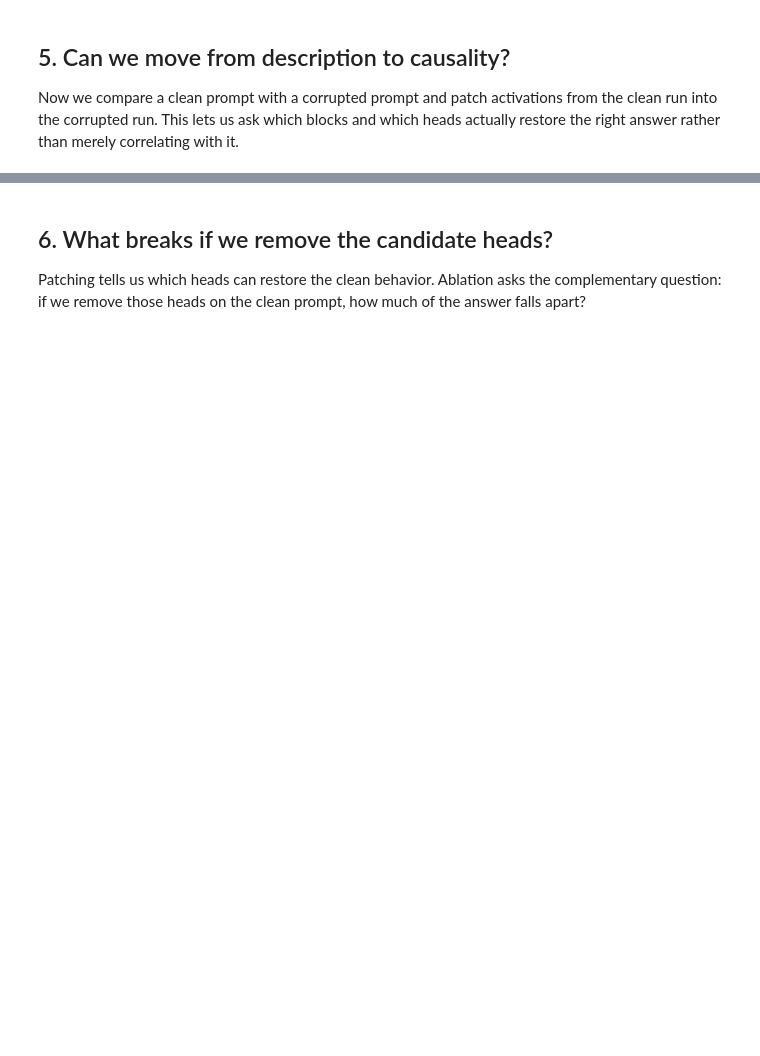
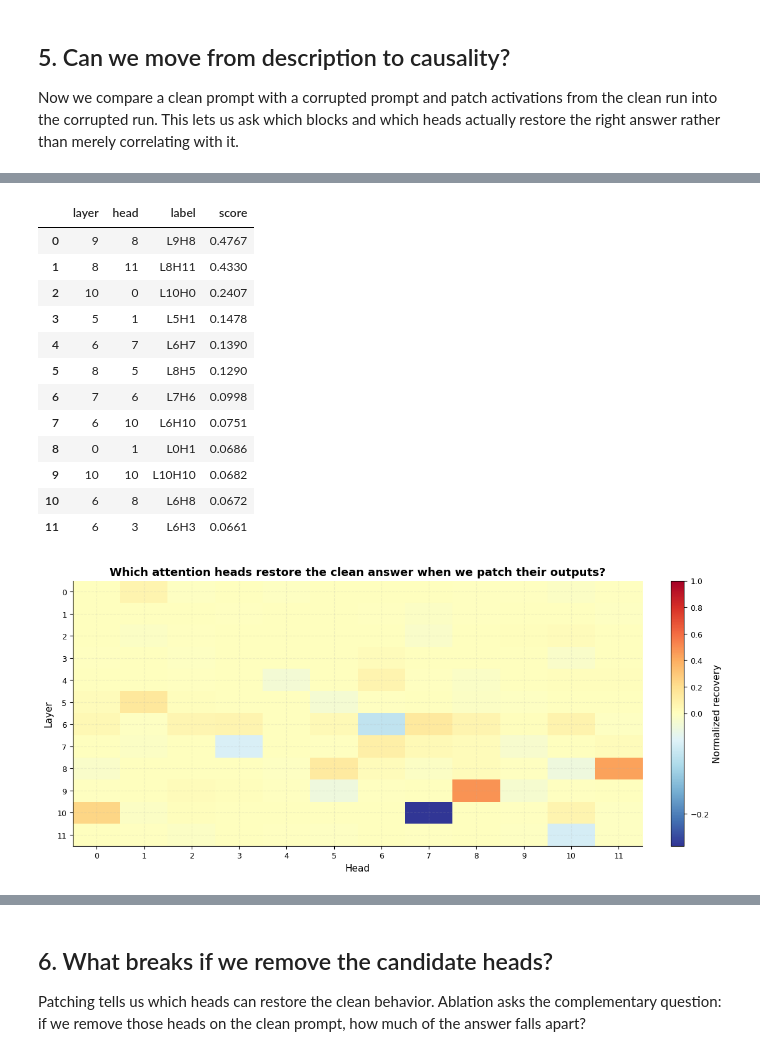
Before and after one commit to benk7alifa/llm-mechanics-lab, a Jupyter notebook: notebooks/llm_mechanics_lab.ipynb, the cells around one changed output, grey strips where cells are left out. Drawn from its saved outputs; the diff is of its cells as text; code cells hidden in the pictures; blank space fills up the shorter version.

```diff
--- a/notebooks/llm_mechanics_lab.ipynb
+++ b/notebooks/llm_mechanics_lab.ipynb
@@ -626,11 +755,32 @@ display_takeaways(
 # %%
-head_patch_all = patching.get_act_patch_attn_head_all_pos_every(model=model, corrupted_tokens=corrupted_tokens, clean_cache=clean_cache, metric=metric).detach().cpu()
+with contextlib.redirect_stdout(io.StringIO()), contextlib.redirect_stderr(io.StringIO()):
+    head_patch_all = patching.get_act_patch_attn_head_all_pos_every(
+        model=model,
+        corrupted_tokens=corrupted_tokens,
+        clean_cache=clean_cache,
+        metric=metric,
+    ).detach().cpu()
 head_out_patch_normalized = normalize_patch_scores(head_patch_all[0], clean_score=clean_score, corrupted_score=corrupted_score)
 head_patch_df = head_scores_to_df(head_out_patch_normalized)
 
 display(head_patch_df.head(12))
 plot_head_patching(head_out_patch_normalized)
 plt.show()
+# %% [output]
+|  | layer | head | label | score |
+| 0 | 9 | 8 | L9H8 | 0.4767 |
+| 1 | 8 | 11 | L8H11 | 0.4330 |
+| 2 | 10 | 0 | L10H0 | 0.2407 |
+| 3 | 5 | 1 | L5H1 | 0.1478 |
+| 4 | 6 | 7 | L6H7 | 0.1390 |
+| 5 | 8 | 5 | L8H5 | 0.1290 |
+| 6 | 7 | 6 | L7H6 | 0.0998 |
+| 7 | 6 | 10 | L6H10 | 0.0751 |
+| 8 | 0 | 1 | L0H1 | 0.0686 |
+| 9 | 10 | 10 | L10H10 | 0.0682 |
+| 10 | 6 | 8 | L6H8 | 0.0672 |
+| 11 | 6 | 3 | L6H3 | 0.0661 |
+[figure, added]
 # %%
 top_patch_head = head_patch_df.iloc[0]
 
```
Also changed, not shown: parts of 25 cells of this notebook, 2 other files.
